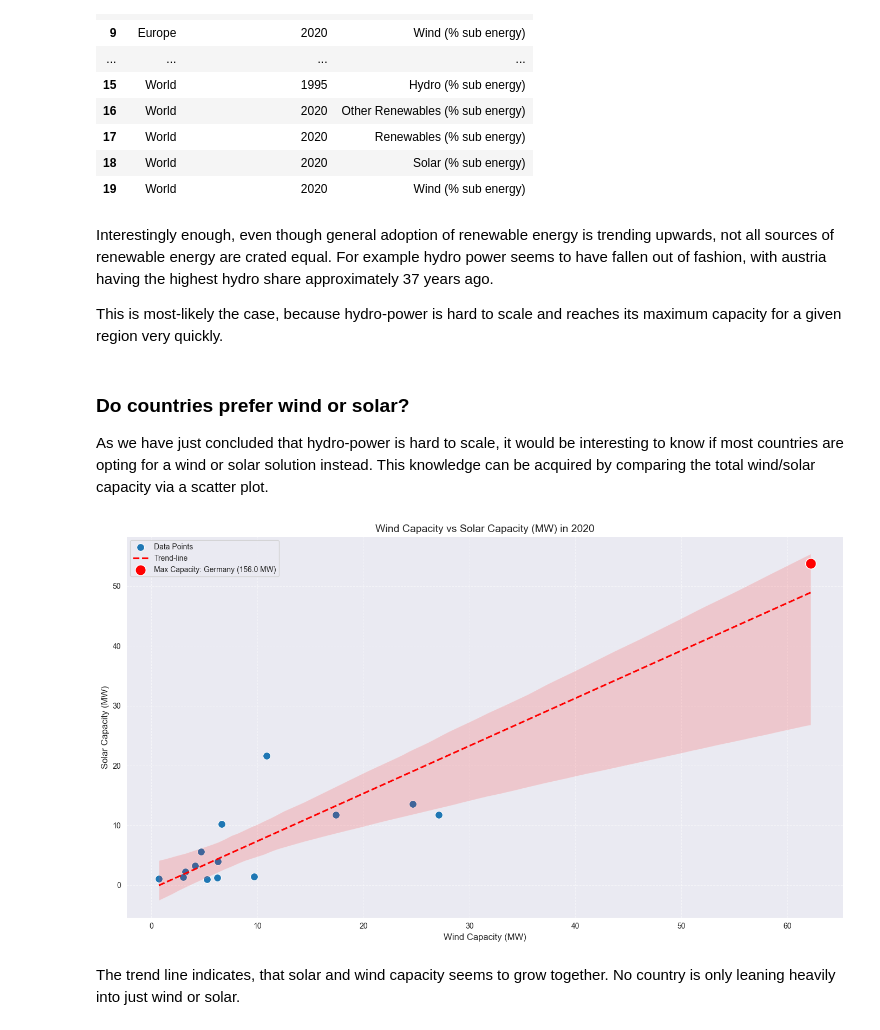
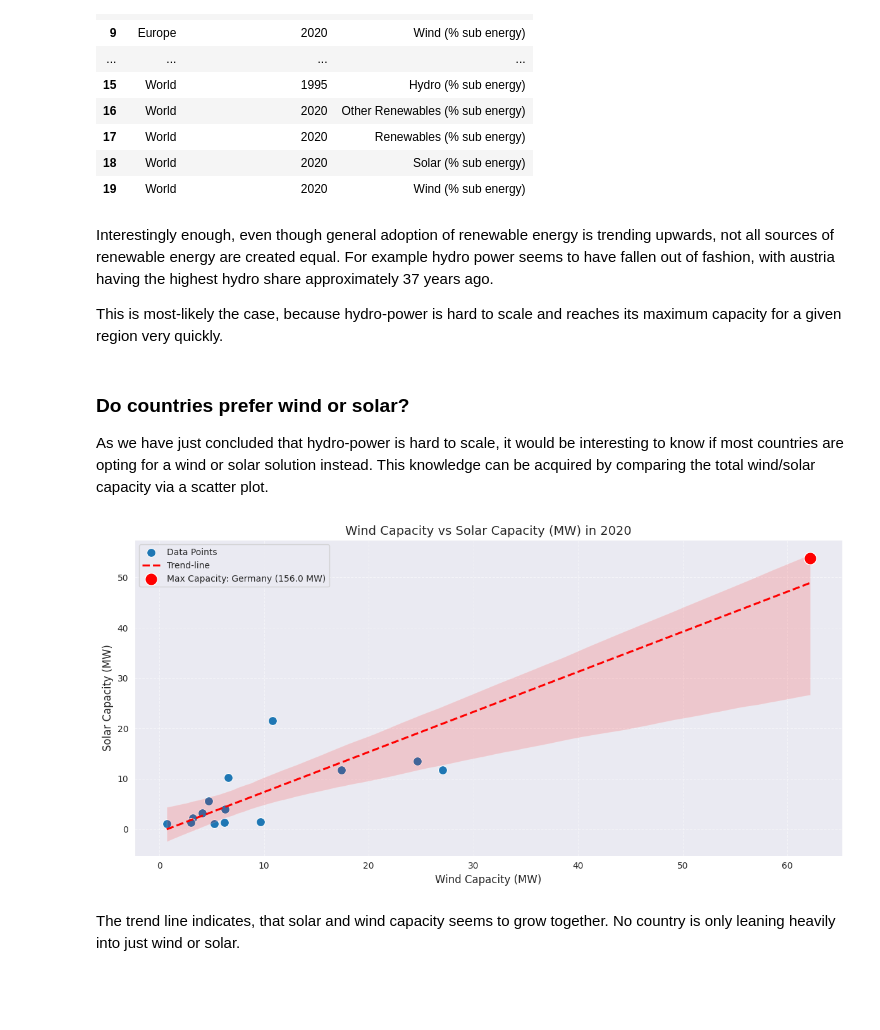
Before and after one commit to AlexanderGruebling/DOPP-Ex2, a Jupyter notebook: src/main.ipynb, the cells around one changed output. Drawn from its saved outputs; the diff is of its cells as text; code cells hidden in the pictures; blank space fills up the shorter version.

```diff
--- a/src/main.ipynb
+++ b/src/main.ipynb
@@ -511,7 +524,7 @@ display(max_adoption_years)
 | 18 | World | 2020 | Solar (% sub energy) |
 | 19 | World | 2020 | Wind (% sub energy) |
 # %% [markdown]
-Interestingly enough, even though general adoption of renewable energy is trending upwards, not all sources of renewable energy are crated equal. For example hydro power seems to have fallen out of fashion, with austria having the highest hydro share approximately 37 years ago.
+Interestingly enough, even though general adoption of renewable energy is trending upwards, not all sources of renewable energy are created equal. For example hydro power seems to have fallen out of fashion, with austria having the highest hydro share approximately 37 years ago.
 
 This is most-likely the case, because hydro-power is hard to scale and reaches its maximum capacity for a given region very quickly.
 # %% [markdown]
@@ -532,7 +545,7 @@ max_capacity = installed_capacity_2020_countries_only.loc[max_entity]
 
 installed_capacity_2020_countries_only_reset = installed_capacity_2020_countries_only.reset_index()
 
-plt.figure(figsize=(14, 8))
+plt.figure(figsize=(12, 6))
 sns.scatterplot(
     data=installed_capacity_2020_countries_only_reset,
     x="Wind Capacity",
@@ -540,34 +553,34 @@ sns.scatterplot(
     s=100,
     label="Data Points",
 )
 
 sns.regplot(
     data=installed_capacity_2020_countries_only_reset,
     x="Wind Capacity",
     y="Solar Capacity",
     scatter=False,
     color="red",
     label="Trend-line",
     line_kws={"linestyle": "--"},
 )
 
 # Highlight the point with the highest capacity
 sns.scatterplot(
     x=[max_capacity["Wind Capacity"]],
     y=[max_capacity["Solar Capacity"]],
     color="red",
     s=200,
     label=f"Max Capacity: {max_entity} ({max_capacity['Total Capacity']:.1f} MW)",
 )
 
 plt.title("Wind Capacity vs Solar Capacity (MW) in 2020", fontsize=14)
 plt.xlabel("Wind Capacity (MW)", fontsize=12)
 plt.ylabel("Solar Capacity (MW)", fontsize=12)
 plt.grid(True, linestyle="--", alpha=0.5)
 plt.tight_layout()
 plt.show()
 # %% [output]
-[figure, old version]
+[figure, new version]
 # %% [markdown]
 The trend line indicates, that solar and wind capacity seems to grow together. No country is only leaning heavily into just wind or solar.
 # %% [markdown]
```
Also changed, not shown: parts of 42 cells of this notebook, 1 other file.
